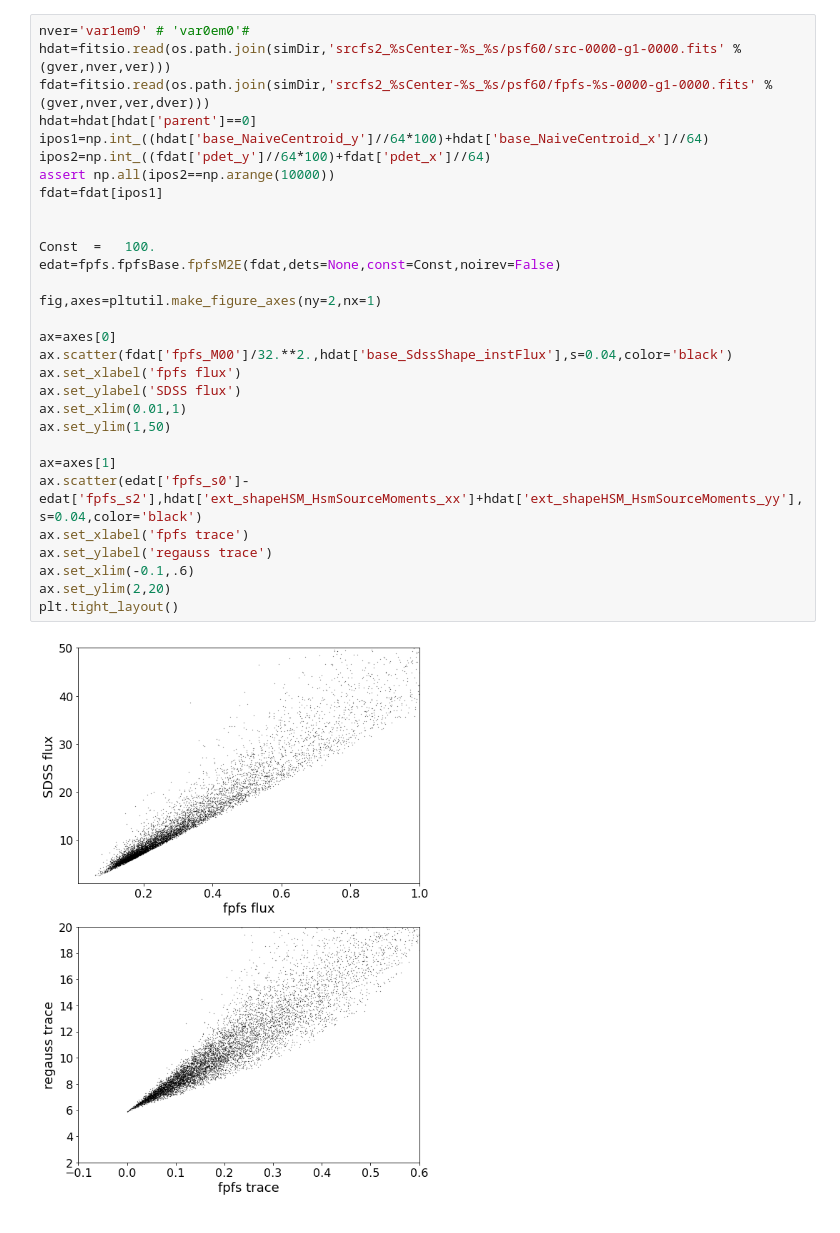
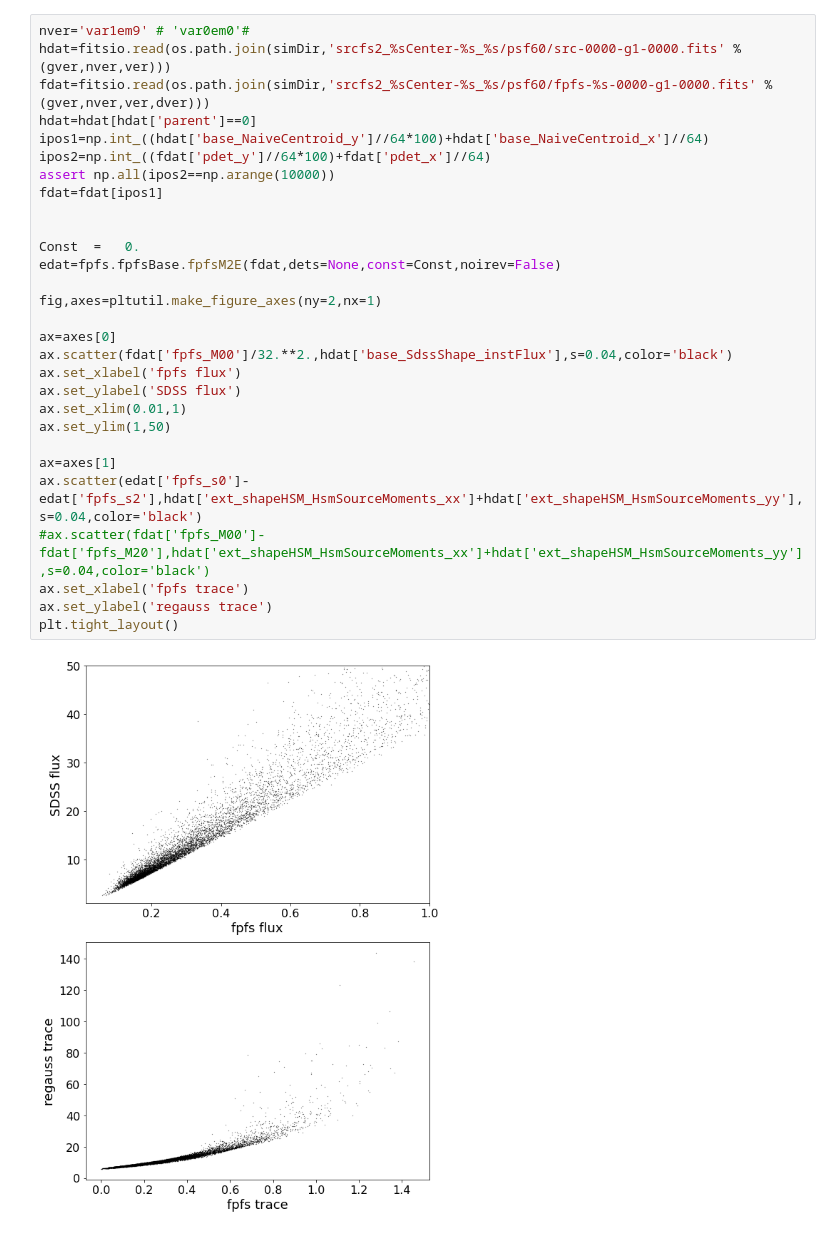
Before and after one commit to mr-superonion/FPFS_notebooks, a Jupyter notebook: ipynb/4_sheartest_noisy/5_fourierShapelets_noisy_resolution.ipynb, the cells around one changed output. Saved outputs shown, nothing was run; the diff lists cells and outputs as text.

```diff
--- a/ipynb/4_sheartest_noisy/5_fourierShapelets_noisy_resolution.ipynb
+++ b/ipynb/4_sheartest_noisy/5_fourierShapelets_noisy_resolution.ipynb
@@ -118,34 +115,33 @@ The autoreload extension is already loaded. To reload it, use:
 # %%
 nver='var1em9' # 'var0em0'#
 hdat=fitsio.read(os.path.join(simDir,'srcfs2_%sCenter-%s_%s/psf60/src-0000-g1-0000.fits' %(gver,nver,ver)))
 fdat=fitsio.read(os.path.join(simDir,'srcfs2_%sCenter-%s_%s/psf60/fpfs-%s-0000-g1-0000.fits' %(gver,nver,ver,dver)))
 hdat=hdat[hdat['parent']==0]
 ipos1=np.int_((hdat['base_NaiveCentroid_y']//64*100)+hdat['base_NaiveCentroid_x']//64)
 ipos2=np.int_((fdat['pdet_y']//64*100)+fdat['pdet_x']//64)
 assert np.all(ipos2==np.arange(10000))
 fdat=fdat[ipos1]
 
 
-Const  =   100.
+Const  =   0.
 edat=fpfs.fpfsBase.fpfsM2E(fdat,dets=None,const=Const,noirev=False)
 
 fig,axes=pltutil.make_figure_axes(ny=2,nx=1)
 
 ax=axes[0]
 ax.scatter(fdat['fpfs_M00']/32.**2.,hdat['base_SdssShape_instFlux'],s=0.04,color='black')
 ax.set_xlabel('fpfs flux')
 ax.set_ylabel('SDSS flux')
 ax.set_xlim(0.01,1)
 ax.set_ylim(1,50)
 
 ax=axes[1]
 ax.scatter(edat['fpfs_s0']-edat['fpfs_s2'],hdat['ext_shapeHSM_HsmSourceMoments_xx']+hdat['ext_shapeHSM_HsmSourceMoments_yy'],s=0.04,color='black')
+#ax.scatter(fdat['fpfs_M00']-fdat['fpfs_M20'],hdat['ext_shapeHSM_HsmSourceMoments_xx']+hdat['ext_shapeHSM_HsmSourceMoments_yy'],s=0.04,color='black')
 ax.set_xlabel('fpfs trace')
 ax.set_ylabel('regauss trace')
-ax.set_xlim(-0.1,.6)
-ax.set_ylim(2,20)
 plt.tight_layout()
 # %% [output]
-[figure, old version]
+[figure, new version]
 # %%
 #nver='var1em9' # 'var0em0'#
```
Also changed, not shown: parts of 12 cells of this notebook, 2 other files.
